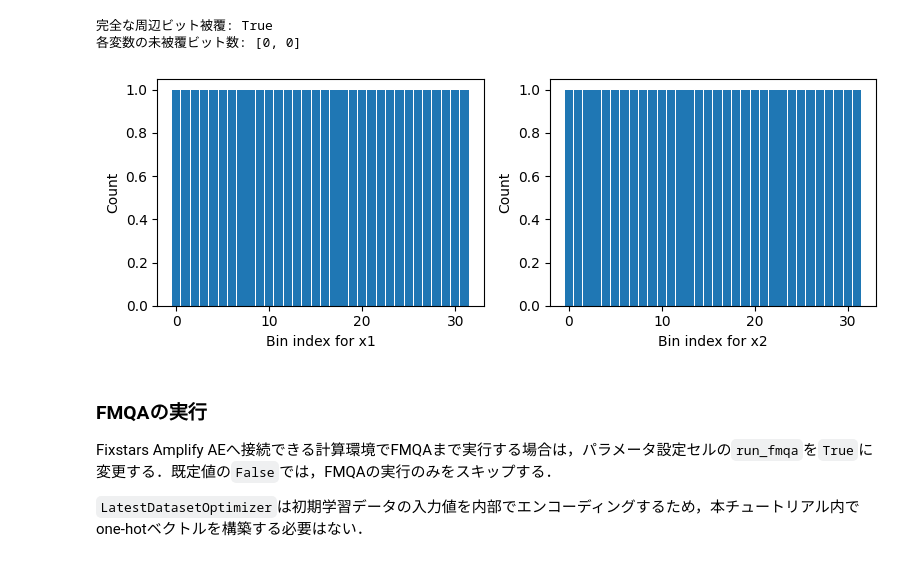
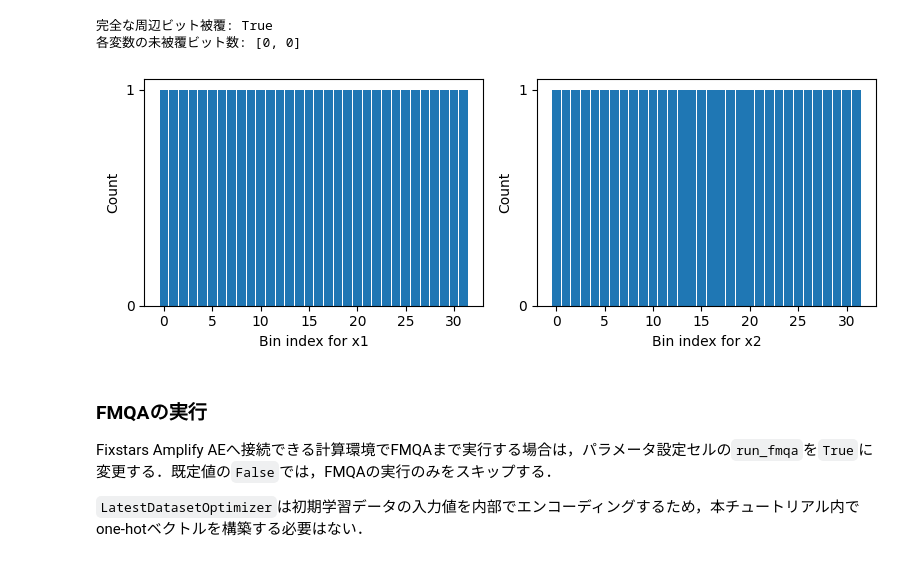
Before and after one commit to taiga-hayashi/amplify-bbopt-ext, a Jupyter notebook: examples/lhs_sobol_fmqa.ipynb, the cells around one changed output. Saved outputs shown, nothing was run; the diff lists cells and outputs as text; code cells hidden in the pictures.

Commit message:
Fix tutorial plot axis formatting

```diff
--- a/examples/lhs_sobol_fmqa.ipynb
+++ b/examples/lhs_sobol_fmqa.ipynb
@@ -159,21 +160,22 @@ print(f"各変数の未被覆ビット数: {[len(values) for values in coverage.
 # %%
 fig, axes = plt.subplots(
     1,
     n_variables,
     figsize=(4 * n_variables, 3),
     squeeze=False,
 )
 for index in range(n_variables):
     axes[0, index].hist(
         discrete_indices[:, index],
         bins=np.arange(n_bins + 1) - 0.5,
         rwidth=0.9,
     )
     axes[0, index].set_xlabel(f"Bin index for x{index + 1}")
     axes[0, index].set_ylabel("Count")
+    axes[0, index].yaxis.set_major_locator(MaxNLocator(integer=True))
 plt.tight_layout()
 # %% [output]
-[figure, old version]
+[figure, new version]
 # %% [markdown]
 ### FMQAの実行
 
```
Also changed, not shown: parts of 2 cells of this notebook.
